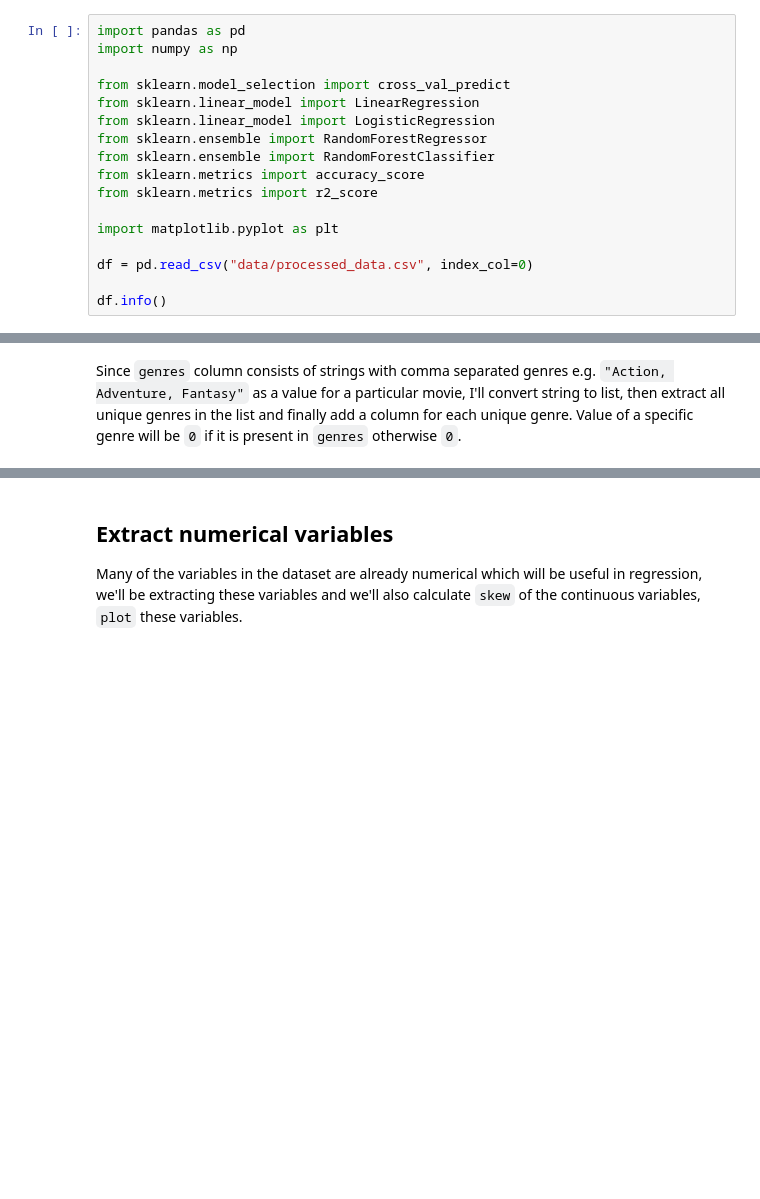
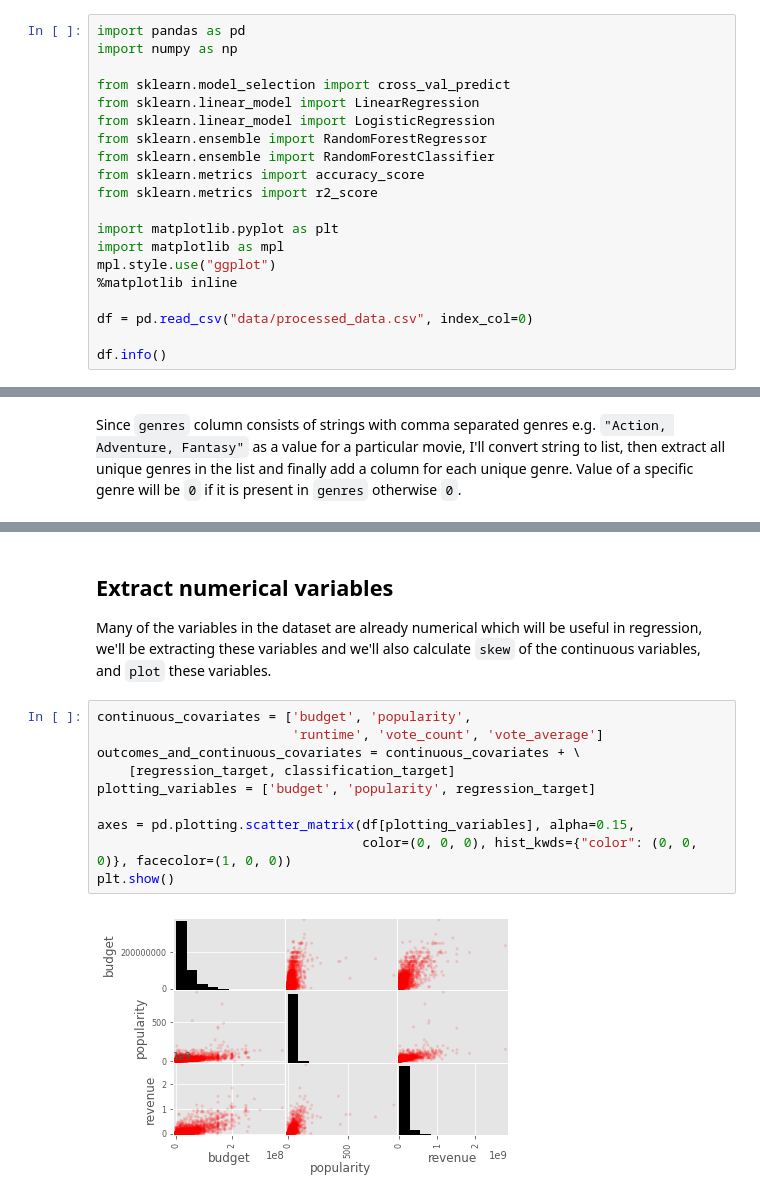
Before and after one commit to ashudva/KED, a Jupyter notebook: _notebooks/2020-01-06-Movies.ipynb, the cells around one changed output, grey strips where cells are left out. Drawn from its saved outputs; the diff is of its cells as text; blank space fills up the shorter version.

```diff
--- a/_notebooks/2020-01-06-Movies.ipynb
+++ b/_notebooks/2020-01-06-Movies.ipynb
@@ -35,6 +35,9 @@ from sklearn.metrics import accuracy_score
 from sklearn.metrics import r2_score
 
 import matplotlib.pyplot as plt
+import matplotlib as mpl
+mpl.style.use("ggplot")
+%matplotlib inline
 
 df = pd.read_csv("data/processed_data.csv", index_col=0)
 
@@ -158,4 +161,16 @@ df[genres].head()
 | 4 | 1 | 1 | 0 | 1 | 0 | 0 | 0 | 0 | 0 | 0 | ... |
 # %% [markdown]
 ## Extract numerical variables
-Many of the variables in the dataset are already numerical which will be useful in regression, we'll be extracting these variables and we'll also calculate `skew` of the continuous variables, `plot` these variables.
+Many of the variables in the dataset are already numerical which will be useful in regression, we'll be extracting these variables and we'll also calculate `skew` of the continuous variables, and `plot` these variables.
+# %%
+continuous_covariates = ['budget', 'popularity',
+                         'runtime', 'vote_count', 'vote_average']
+outcomes_and_continuous_covariates = continuous_covariates + \
+    [regression_target, classification_target]
+plotting_variables = ['budget', 'popularity', regression_target]
+
+axes = pd.plotting.scatter_matrix(df[plotting_variables], alpha=0.15,
+                                  color=(0, 0, 0), hist_kwds={"color": (0, 0, 0)}, facecolor=(1, 0, 0))
+plt.show()
+# %% [output]
+[figure, added]
```
Also changed, not shown: parts of 6 cells of this notebook, 1 other file.
